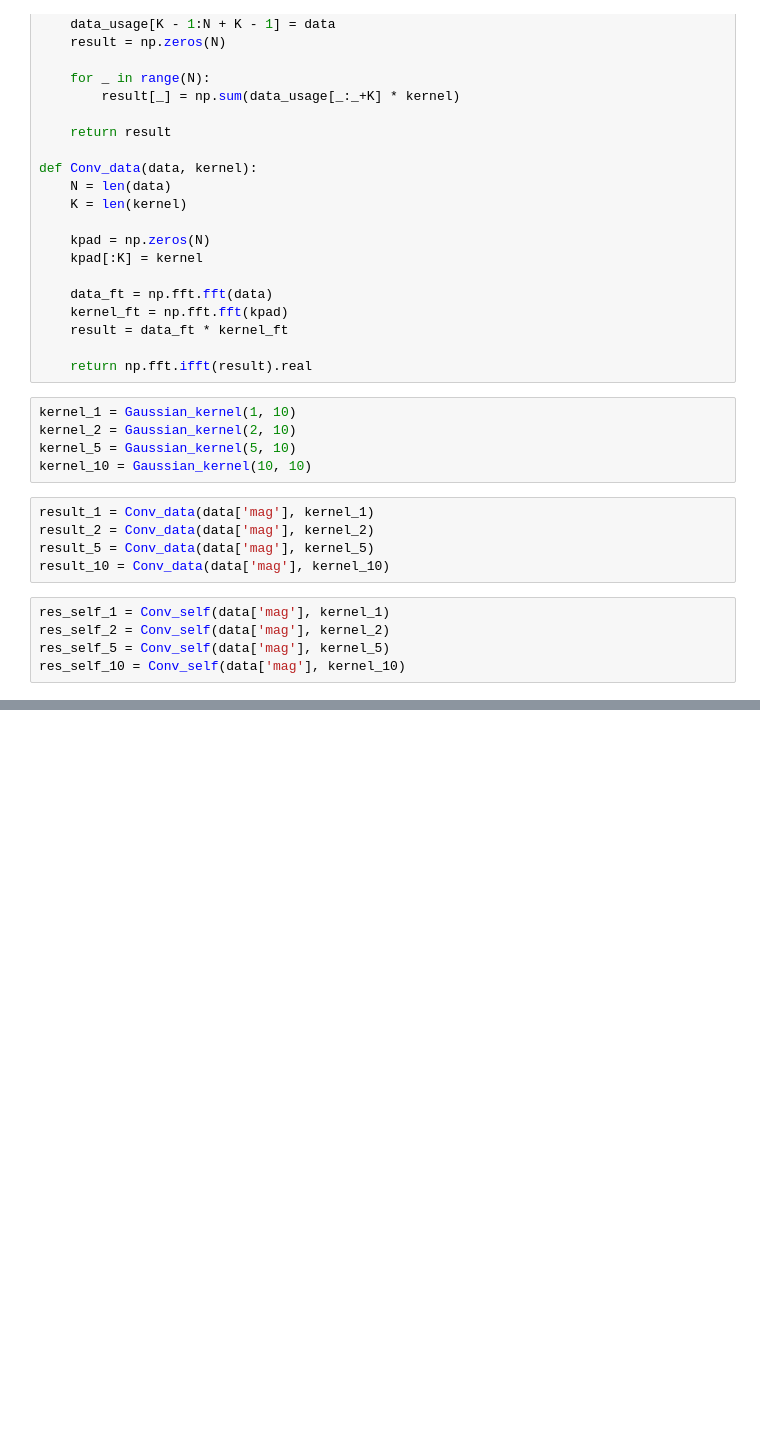
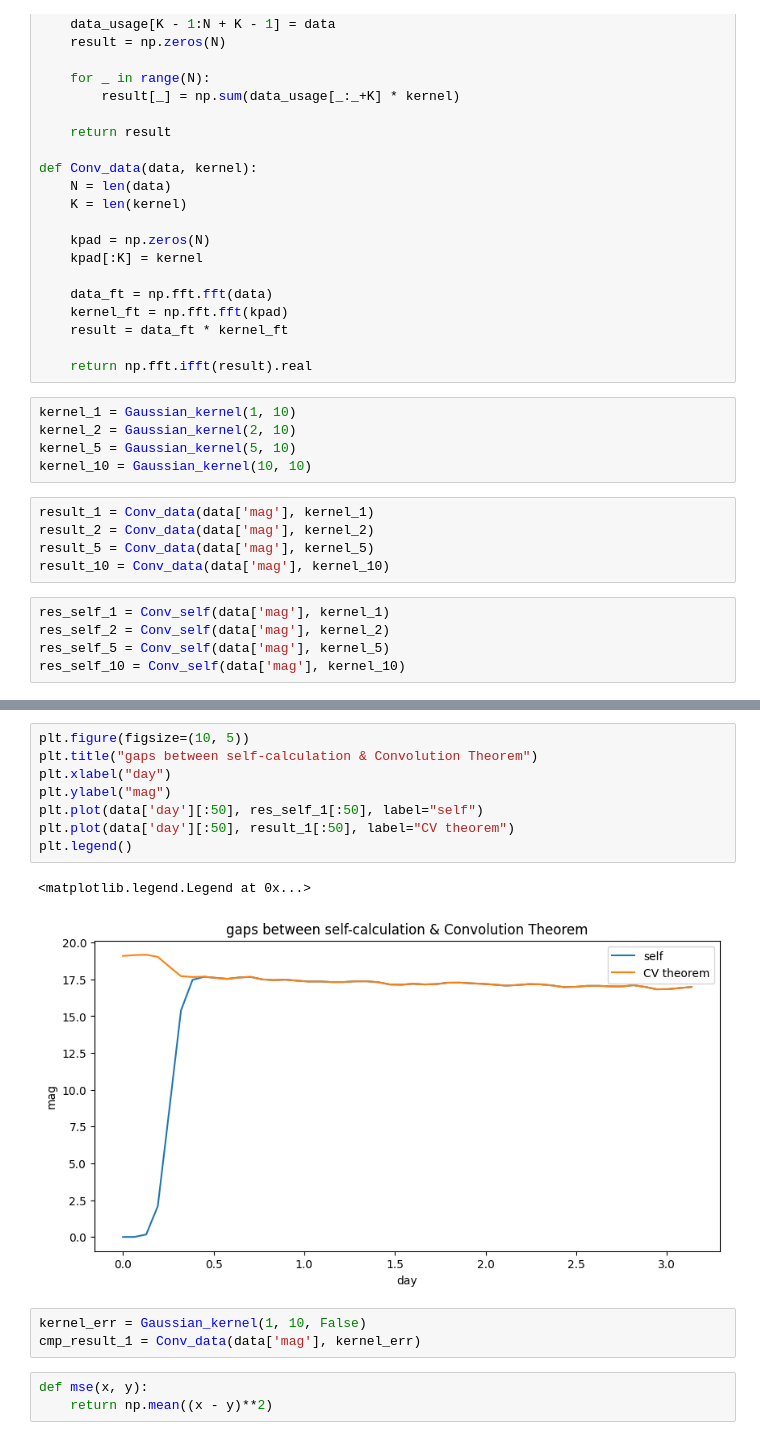
Before and after one commit to Pinchpeach/dump_file_2025, a Jupyter notebook: week13/hw16.ipynb, the cells around one changed output, grey strips where cells are left out. Cells and saved outputs as stored; diff of their text form; blank space fills up the shorter version.

```diff
--- a/week13/hw16.ipynb
+++ b/week13/hw16.ipynb
@@ -105,0 +138,17 @@ plt.plot(data['day'], result_10, label='sigma: 10', alpha=0.5)
+# %%
+plt.figure(figsize=(10, 5))
+plt.title("gaps between self-calculation & Convolution Theorem")
+plt.xlabel("day")
+plt.ylabel("mag")
+plt.plot(data['day'][:50], res_self_1[:50], label="self")
+plt.plot(data['day'][:50], result_1[:50], label="CV theorem")
+plt.legend()
+# %% [output]
+<matplotlib.legend.Legend at 0x...>
+[figure, added]
+# %%
+kernel_err = Gaussian_kernel(1, 10, False)
+cmp_result_1 = Conv_data(data['mag'], kernel_err)
+# %%
+def mse(x, y):
+    return np.mean((x - y)**2)
```
Also changed, not shown: parts of 6 cells of this notebook, 1 other file.
